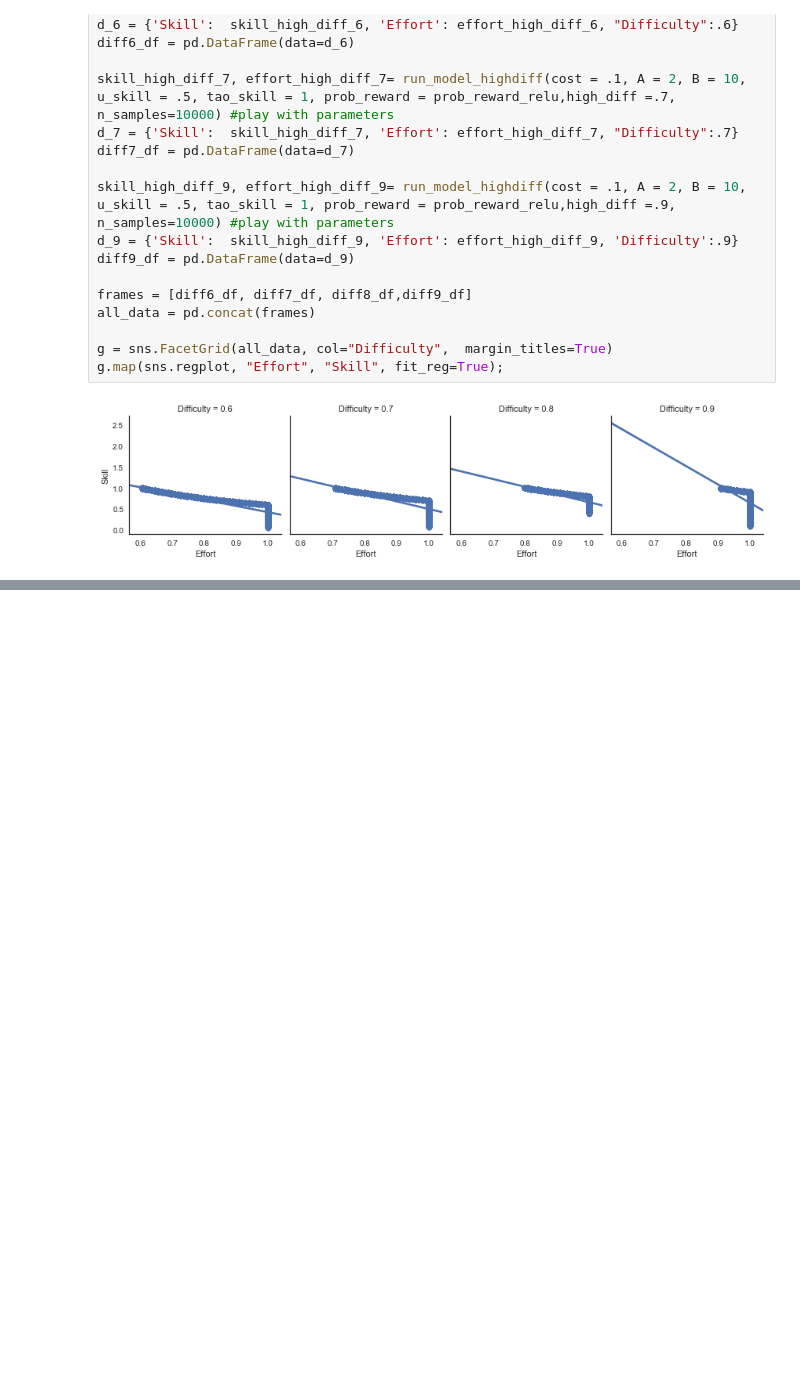
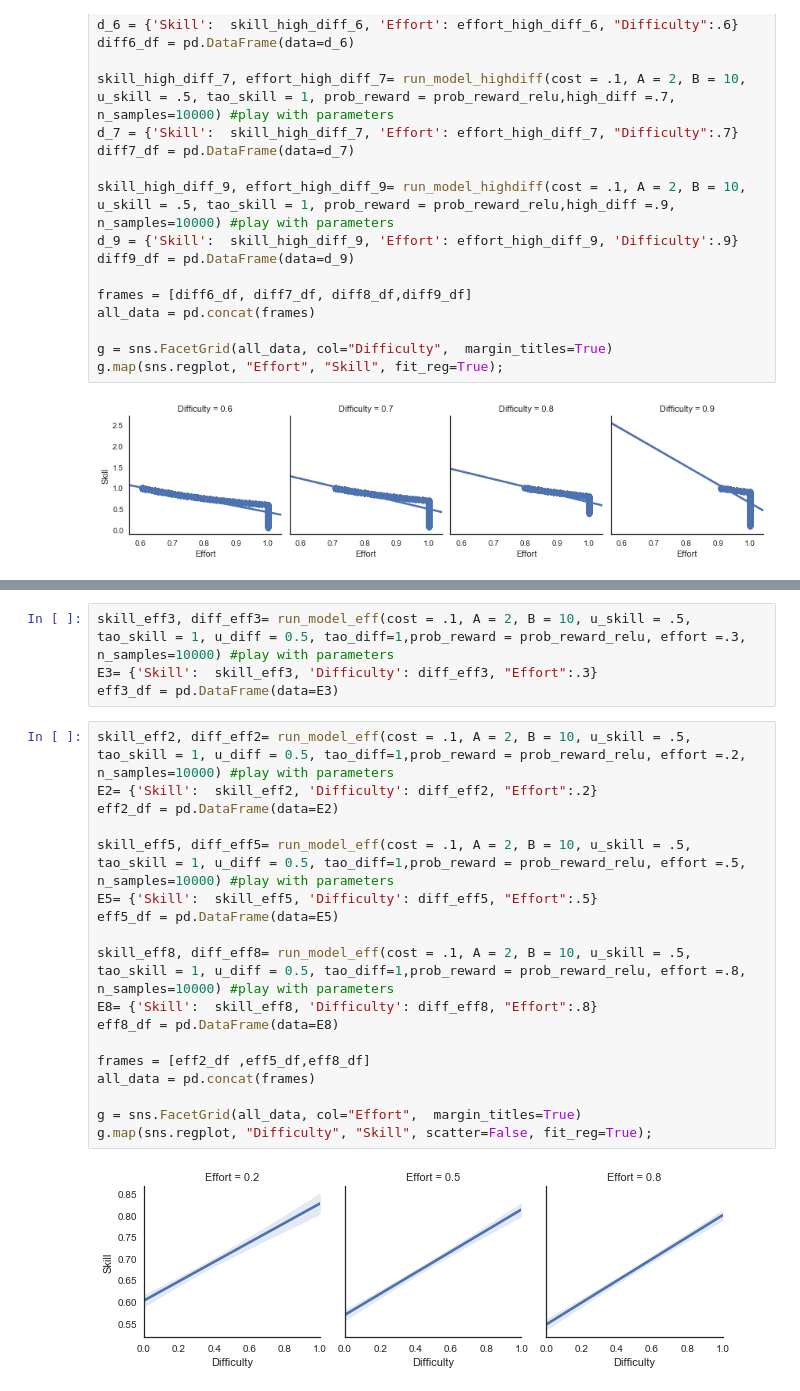
Before and after one commit to jlnrd/Effort, a Jupyter notebook: Inferring_Comp_Exp1.ipynb, the cells around one changed output, grey strips where cells are left out. Drawn from its saved outputs; the diff is of its cells as text; blank space fills up the shorter version.

Commit message:
adding 3 effort level model

```diff
--- a/Inferring_Comp_Exp1.ipynb
+++ b/Inferring_Comp_Exp1.ipynb
@@ -672,0 +748,24 @@ g.map(sns.regplot, "Effort", "Skill", fit_reg=True);
+# %%
+skill_eff3, diff_eff3= run_model_eff(cost = .1, A = 2, B = 10, u_skill = .5, tao_skill = 1, u_diff = 0.5, tao_diff=1,prob_reward = prob_reward_relu, effort =.3, n_samples=10000) #play with parameters
+E3= {'Skill':  skill_eff3, 'Difficulty': diff_eff3, "Effort":.3}
+eff3_df = pd.DataFrame(data=E3)
+# %%
+skill_eff2, diff_eff2= run_model_eff(cost = .1, A = 2, B = 10, u_skill = .5, tao_skill = 1, u_diff = 0.5, tao_diff=1,prob_reward = prob_reward_relu, effort =.2, n_samples=10000) #play with parameters
+E2= {'Skill':  skill_eff2, 'Difficulty': diff_eff2, "Effort":.2}
+eff2_df = pd.DataFrame(data=E2)
+
+skill_eff5, diff_eff5= run_model_eff(cost = .1, A = 2, B = 10, u_skill = .5, tao_skill = 1, u_diff = 0.5, tao_diff=1,prob_reward = prob_reward_relu, effort =.5, n_samples=10000) #play with parameters
+E5= {'Skill':  skill_eff5, 'Difficulty': diff_eff5, "Effort":.5}
+eff5_df = pd.DataFrame(data=E5)
+
+skill_eff8, diff_eff8= run_model_eff(cost = .1, A = 2, B = 10, u_skill = .5, tao_skill = 1, u_diff = 0.5, tao_diff=1,prob_reward = prob_reward_relu, effort =.8, n_samples=10000) #play with parameters
+E8= {'Skill':  skill_eff8, 'Difficulty': diff_eff8, "Effort":.8}
+eff8_df = pd.DataFrame(data=E8)
+
+frames = [eff2_df ,eff5_df,eff8_df]
+all_data = pd.concat(frames)
+
+g = sns.FacetGrid(all_data, col="Effort",  margin_titles=True)
+g.map(sns.regplot, "Difficulty", "Skill", scatter=False, fit_reg=True);
+# %% [output]
+[figure, added]
```
Also changed, not shown: parts of 6 cells of this notebook.
